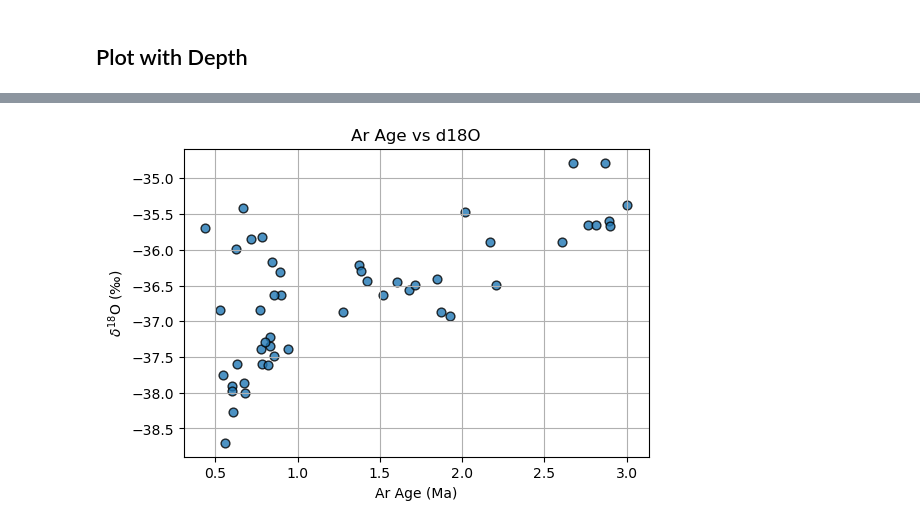
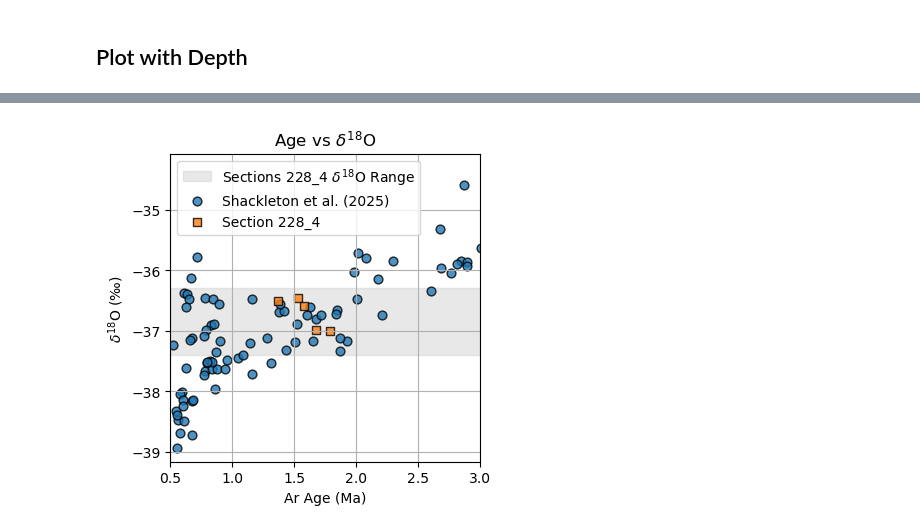
Before and after one commit to liamkirkpatrick/alhic1901_deeplayering, a Jupyter notebook: scripts/plot_samples/context_plots.ipynb, the cells around one changed output, grey strips where cells are left out. Drawn from its saved outputs; the diff is of its cells as text; code cells hidden in the pictures.

Commit message:
update broader context data, make d18O-age figure for publicaiton

```diff
--- a/scripts/plot_samples/context_plots.ipynb
+++ b/scripts/plot_samples/context_plots.ipynb
@@ -115,3 +108,7 @@ See the caveats in the documentation: https://pandas.pydata.org/pandas-docs/stab
+# %%
+# load context data
+published_data = pd.read_csv(path_to_data + 'broader_context/final_pub/processed_published_data.csv')
+#published_data['age'] = published_data['age'] / 1000
 # %%
 # load unit data
 units = pd.read_excel(path_to_data+'sampling/units.xlsx')
@@ -641,26 +653,48 @@ fig.savefig(path_to_final_figures+'png/figure10.png', dpi=300)
 # %%
 # Scatter plot: Ar Age (x) vs d18O (y)
 # Uses existing variables: published_data, units, plt
 
 # select rows with both age and d18O
 plot_df = published_data.dropna(subset=['age', 'd18O'])
 
 # helper to build axis labels from units table if available
 def label_for(col):
     row = units.loc[units['simple_name'] == col]
     if len(row) == 1:
         return f"{row.latex_name.iloc[0]} ({row.units.iloc[0]})"
     return col
 
 xlabel = label_for('age')
 ylabel = label_for('d18O')
 
-fig, ax = plt.subplots(figsize=(6, 4))
-ax.scatter(plot_df['age'], plot_df['d18O'], color='C0', alpha=0.8, edgecolors='k', s=40)
+fig, ax = plt.subplots(figsize=(4, 4))
+
+# shade the range of d18O values in the 228_4 and 230_4 sections in the project data
+s228_4 = samp_data[samp_data['section'] == '228_4']
+d18O_min = s228_4['d18O'].min()
+d18O_max = s228_4['d18O'].max()
+ax.axhspan(d18O_min, d18O_max, color='lightgrey', alpha=0.5, label=r'Sections 228_4 $\delta^{18}$O Range')
+
+
+# plot Shackleton et al datapoints
+ax.scatter(plot_df['age'], plot_df['d18O'], color='C0', alpha=0.8, edgecolors='k', s=40, label='Shackleton et al. (2025)')
+
+
+# plot the datapoints from sections 228_4 and 230_4 where both age and d18O are not NaN
+section_data = samp_data[(samp_data['section'] == '228_4') & (samp_data['age'].notna()) & (samp_data['d18O_meltwater'].notna())]
+ax.scatter(section_data['age'], section_data['d18O_meltwater'], marker = 's',color='C1', alpha=0.8, edgecolors='k', s=40, label='Section 228_4')
+
+ax.set_xlim(0.5, 3)
+
 ax.set_xlabel(xlabel)
 ax.set_ylabel(ylabel)
-ax.set_title('Ar Age vs d18O')
+ax.set_title(r'Age vs $\delta^{18}$O')
+ax.legend(loc='upper left', fontsize=10, frameon=True)
 ax.grid(True)
 plt.show()
+
+# save final figure as pdf and png
+fig.savefig(path_to_final_figures+'pdf/age_d18O.pdf', dpi=300)
+fig.savefig(path_to_final_figures+'png/age_d18O.png', dpi=300)
 # %% [output]
-[figure, old version]
+[figure, new version]
```
Also changed, not shown: parts of 6 cells of this notebook.
